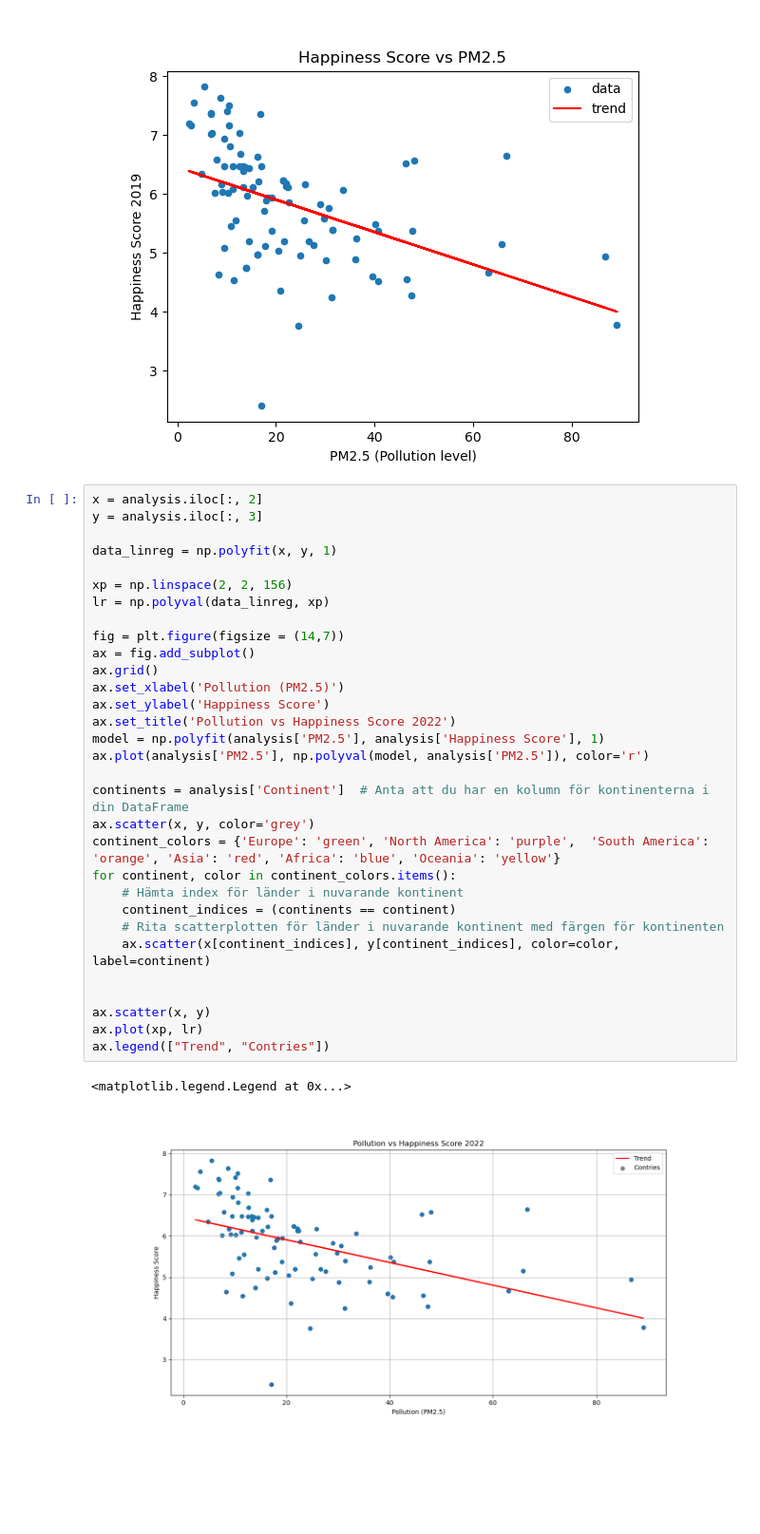
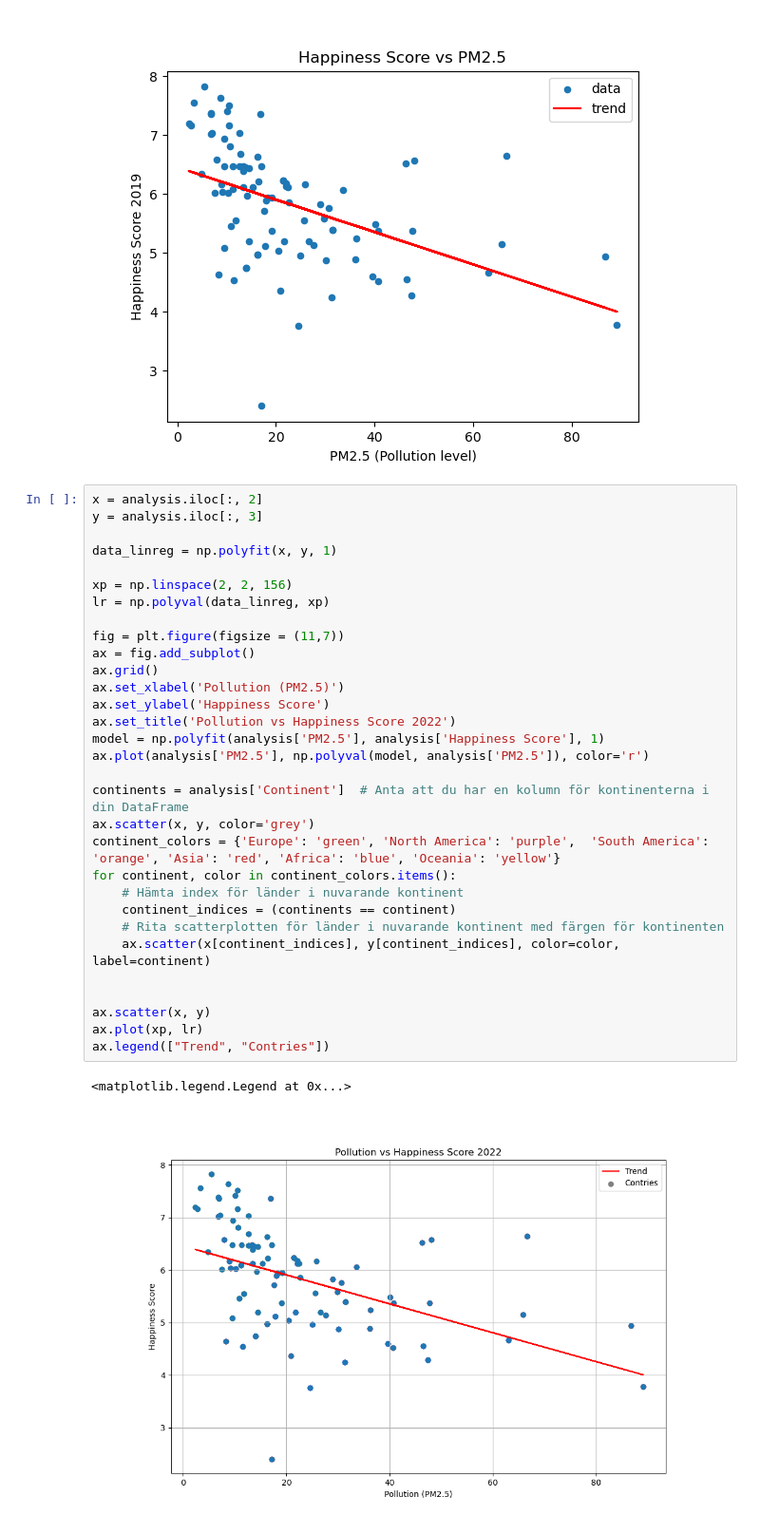
Before and after one commit to MrTyDev/Happiness-and-air-pollution-Research-Project, a Jupyter notebook: research.ipynb, the cells around one changed output. Shown at 95% size. Drawn from its saved outputs; the diff is of its cells as text; blank space fills up the shorter version.

```diff
--- a/research.ipynb
+++ b/research.ipynb
@@ -96,35 +96,35 @@ x = analysis.iloc[:, 2]
 y = analysis.iloc[:, 3]
 
 data_linreg = np.polyfit(x, y, 1)
 
 xp = np.linspace(2, 2, 156)
 lr = np.polyval(data_linreg, xp)
 
-fig = plt.figure(figsize = (14,7))
+fig = plt.figure(figsize = (11,7))
 ax = fig.add_subplot()
 ax.grid()
 ax.set_xlabel('Pollution (PM2.5)')
 ax.set_ylabel('Happiness Score')
 ax.set_title('Pollution vs Happiness Score 2022')
 model = np.polyfit(analysis['PM2.5'], analysis['Happiness Score'], 1)
 ax.plot(analysis['PM2.5'], np.polyval(model, analysis['PM2.5']), color='r')
 
 continents = analysis['Continent']  # Anta att du har en kolumn för kontinenterna i din DataFrame
 ax.scatter(x, y, color='grey')
 continent_colors = {'Europe': 'green', 'North America': 'purple',  'South America': 'orange', 'Asia': 'red', 'Africa': 'blue', 'Oceania': 'yellow'}
 for continent, color in continent_colors.items():
     # Hämta index för länder i nuvarande kontinent
     continent_indices = (continents == continent)
     # Rita scatterplotten för länder i nuvarande kontinent med färgen för kontinenten
     ax.scatter(x[continent_indices], y[continent_indices], color=color, label=continent)
 
 
 ax.scatter(x, y)
 ax.plot(xp, lr)
 ax.legend(["Trend", "Contries"])
 # %% [output]
 <matplotlib.legend.Legend at 0x...>
-[figure, old version]
+[figure, new version]
 # %%
 import numpy as np
 import matplotlib.pyplot as plt
```
Also changed, not shown: parts of 3 cells of this notebook.
